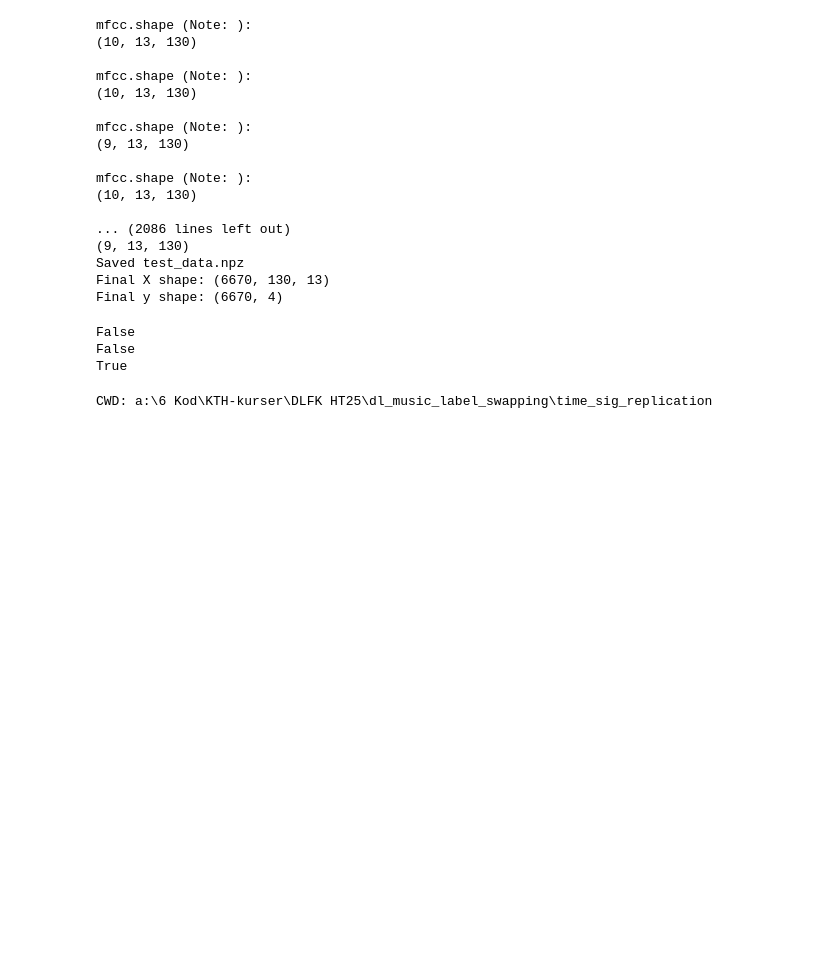
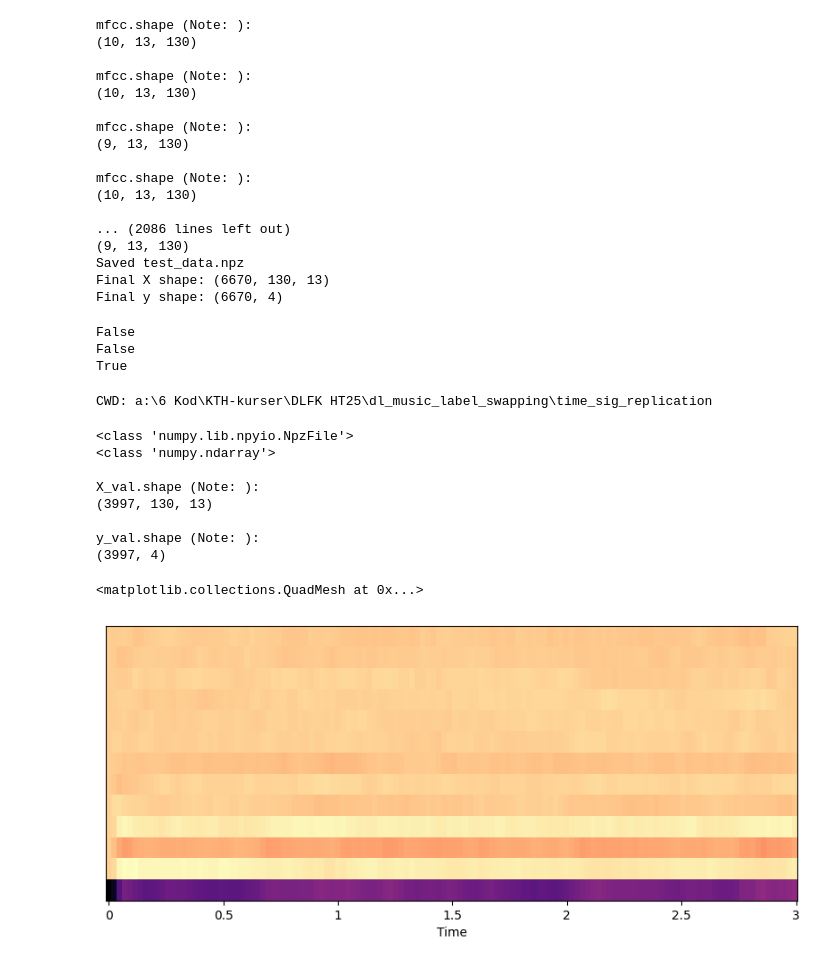
Before and after one commit to Matdrox/dl_music_label_swapping, a Jupyter notebook: time_sig_replication/feature_extraction_2.ipynb, the cells around one changed output. Drawn from its saved outputs; the diff is of its cells as text; code cells hidden in the pictures; blank space fills up the shorter version.

```diff
--- a/time_sig_replication/feature_extraction_2.ipynb
+++ b/time_sig_replication/feature_extraction_2.ipynb
@@ -175,3 +175,39 @@ import os
 print("CWD:", os.getcwd())
 # %% [output]
 CWD: a:\6 Kod\KTH-kurser\DLFK HT25\dl_music_label_swapping\time_sig_replication
+# %%
+loaded_val = np.load("./val_data.npz")
+X_val = loaded_val['X']
+y_val = loaded_val['y']
+print(type(loaded_val))
+
+print(type(X_val))
+
+print('')
+print('X_val.shape (Note: ):')
+print(X_val.shape)
+
+print('')
+print('y_val.shape (Note: ):')
+print(y_val.shape)
+
+# plot X_val[0]
+plt.figure(figsize=(10, 4))
+librosa.display.specshow(
+    X_val[0].T,
+    x_axis='time',
+    sr=22050,
+    hop_length=512,
+    cmap='magma'
+)
+# %% [output]
+<class 'numpy.lib.npyio.NpzFile'>
+<class 'numpy.ndarray'>
+
+X_val.shape (Note: ):
+(3997, 130, 13)
+
+y_val.shape (Note: ):
+(3997, 4)
+<matplotlib.collections.QuadMesh at 0x...>
+[figure, added]
```
Also changed, not shown: parts of 2 cells of this notebook, 21 other files.
